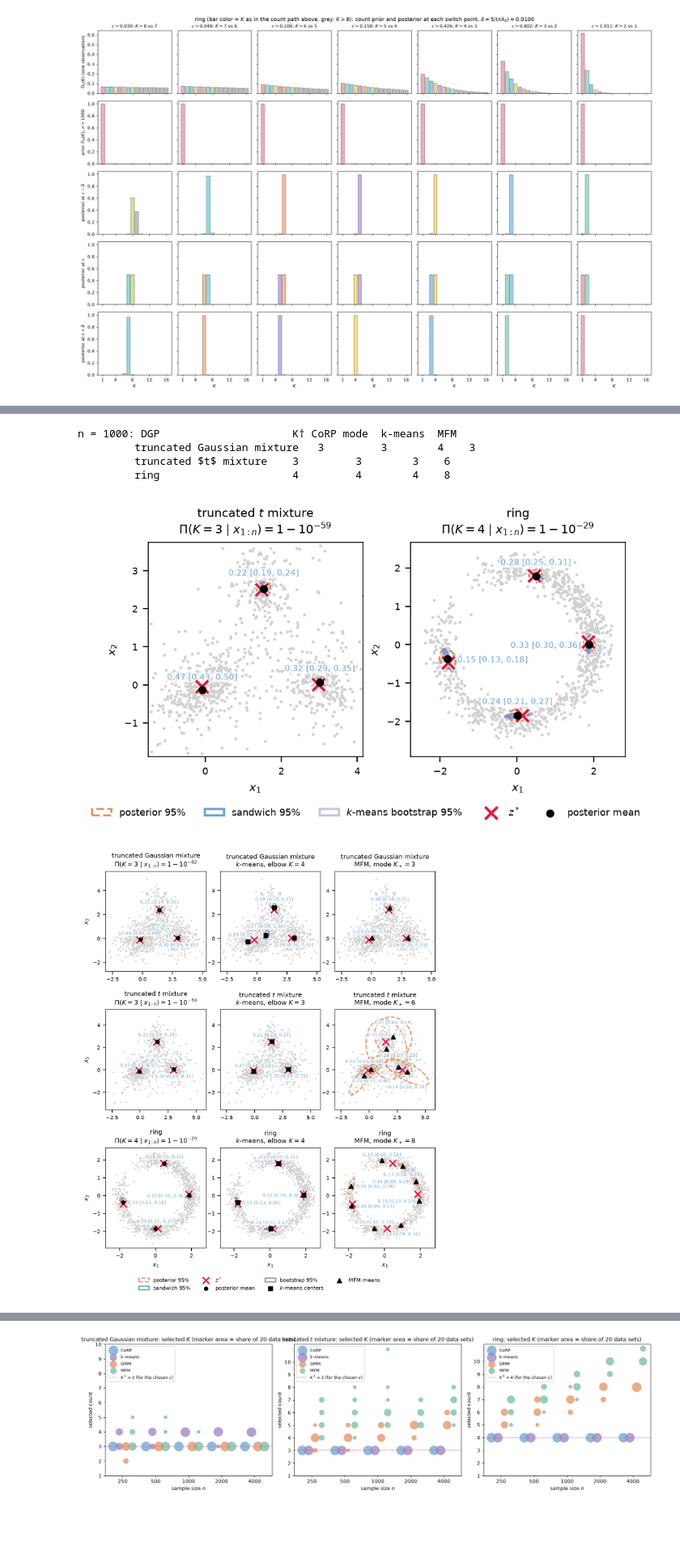
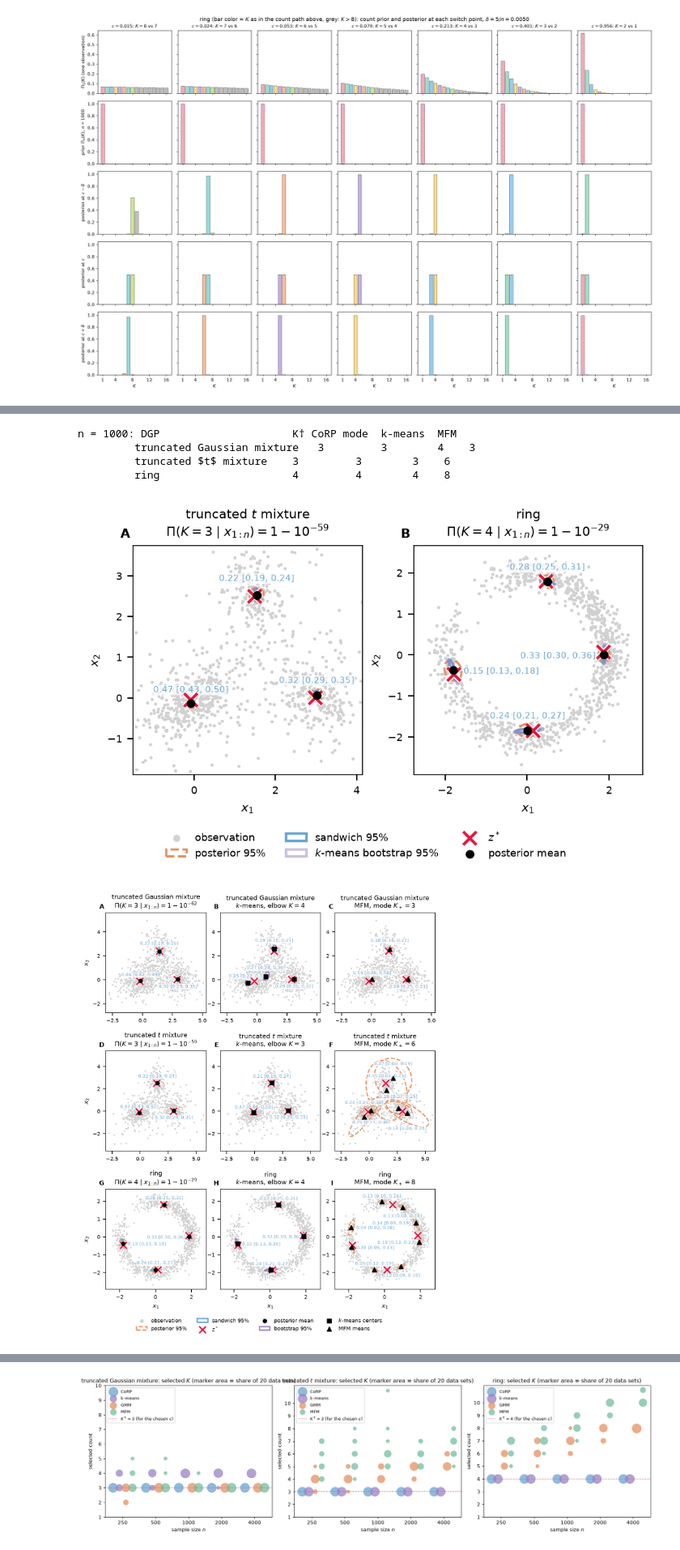
Before and after one commit to lmqxwm/CoRP, a Jupyter notebook: simulation.ipynb, the cells around one changed output, grey strips where cells are left out. Shown at 81% size. Saved outputs shown, nothing was run; the diff lists cells and outputs as text; code cells hidden in the pictures; blank space fills up the shorter version.

```diff
--- a/simulation.ipynb
+++ b/simulation.ipynb
@@ -59,6 +59,10 @@ def save(fig, name):
         a.xaxis.set_minor_formatter(NullFormatter())
     fig.savefig(f'{FIG}/{name}.pdf', bbox_inches='tight', pad_inches=0.02)
 
+def letters(fig):
+    # panel letters A, B, C at the upper left of each panel
+    for i, a in enumerate(fig.axes):
+        a.annotate(chr(65 + i), (0, 1), xycoords='axes fraction', xytext=(-2, 3), textcoords='offset points', ha='right', va='bottom', fontweight='bold', fontsize=plt.rcParams['axes.titlesize'])
 def tidy(fig):
     # no minor tick labels on the log-n axes, then tight layout
     for a in fig.axes:
@@ -189,12 +193,12 @@ $\Pi_1$ is mild and close to uniform for small $c$. Its $n$-th power $\Pi_n$ is
 # %%
 kk = np.arange(1, su.KMAX + 1)
-def switch_fig(lz, nl, n, cr, col, title):
+def switch_fig(lz, n, cr, col, title):
     # rows: Pi_1, Pi_n, posterior at c - delta, c, c + delta; one column per switch point (c, larger K, smaller K)
-    dl, Kz = 5 / nl, np.array(sorted(lz))
-    post = lambda c: np.exp((v := np.array([lz[k] - nl * c * k for k in Kz])) - logsumexp(v))
+    dl, Kz = 5 / n, np.array(sorted(lz))
+    post = lambda c: np.exp((v := np.array([lz[k] - n * c * k for k in Kz])) - logsumexp(v))
     fig, ax = plt.subplots(5, len(cr), figsize=(2.6 * len(cr), 12), sharex=True, sharey='row')
     for j, (cc, k1, k0) in enumerate(cr):
-        p1, pn = np.exp(-LAM0 * cc * kk), np.exp(-nl * cc * (kk - 1))
+        p1, pn = np.exp(-cc * kk), np.exp(-n * cc * (kk - 1))
         for r, (K, p) in enumerate(((kk, p1 / p1.sum()), (kk, pn / pn.sum()), (Kz, post(cc - dl)), (Kz, post(cc)), (Kz, post(cc + dl)))):
             ax[r, j].bar(K, p, color=[col(k) for k in K], ec='k', lw=0.4)
         ax[0, j].set_title(f'$c={cc:.3f}$: $K={k1}$ vs ${k0}$', fontsize=10)
@@ -203,12 +207,12 @@ def switch_fig(lz, nl, n, cr, col, title):
         ax[r, 0].set_ylabel(lab)
     for r in range(1, 5):
         ax[r, 0].set_ylim(0, 1.05)
-    fig.suptitle(f'{title}: count prior and posterior at each switch point, $\\delta=5/(n\\lambda_0)={dl:.4f}$')
+    fig.suptitle(f'{title}: count prior and posterior at each switch point, $\\delta=5/n={dl:.4f}$')
     tidy(fig)
 
 for d in DGPS:
     lz, n = path[d]['logZ'], path[d]['n']
-    switch_fig(lz, n * LAM0, n, critical(lz, n * LAM0, np.geomspace(0.02, 2, 300)), lambda k: VC[k - 1] if k <= 8 else GREY,
+    switch_fig(lz, n, critical(lz, n, np.geomspace(0.01, 1, 300)), lambda k: VC[k - 1] if k <= 8 else GREY,
                f'{NAME[d]} (bar color = $K$ as in the count path above, grey: $K>8$)')
 # %% [output]
 [figure]
@@ -299,7 +303,7 @@ def corp_panel(a, o, P, name, extra=(), boot=None, q=0.0):
     # the regions and the points in extra
     K, n, x = P['K'], o['n'], o['x']
     kd = 2 * K
-    a.scatter(*x.T, s=4, c='0.82', lw=0)
+    a.scatter(*x.T, s=4, c='0.82', lw=0, label='observation')
     zr, za = o['raw'][:, :kd].reshape(-1, K, 2), o['adj'][:, :kd].reshape(-1, K, 2)
     wa, wr = (np.c_[D[:, kd:], 1 - D[:, kd:].sum(1)] for D in (o['adj'], o['raw']))
     win = window(np.concatenate([x, ext(zr), ext(za), *extra]), q)         # q: quantile trimmed on each side (zoom)
@@ -312,11 +316,17 @@ def corp_panel(a, o, P, name, extra=(), boot=None, q=0.0):
     wlabels(a, zr.mean(0), np.concatenate([zr, za]), wr.mean(0), *np.percentile(wa, [2.5, 97.5], axis=0), MCOL['CoRP'])
     cross(a, P['z'], '$z^*$')
     a.scatter(*zr.mean(0).T, c='k', s=20, zorder=6, label='posterior mean')
-    lp = {k: v - n * LAM0 * P['c'] * k for k, v in o['logZ'].items()}       # log posterior of K up to a constant
+    lp = {k: v - n * P['c'] * k for k, v in o['logZ'].items()}       # log posterior of K up to a constant
     e10 = (logsumexp([v for k, v in lp.items() if k != K]) - logsumexp(list(lp.values()))) / np.log(10)
     pk = f'1-10^{{{e10:.0f}}}' if e10 < -3 else f'{1 - 10 ** e10:.3f}'
     a.set_title(f'{name}\n$\\Pi(K={K}\\mid x_{{1:n}})={pk}$')
     return win
+
+def big_obs(leg):
+    # enlarge only the legend marker of the observations, which are drawn tiny in the panels
+    for h, t in zip(leg.legend_handles, leg.get_texts()):
+        if t.get_text() == 'observation':
+            h.set_sizes([20])
 
 def one_data_set(n, mfm_fit, ill=None, paper=False):
     # Section 2 figures and count table for the rep-0 data set of size n; mfm_fit: MFM fit per DGP (sim_utils.mfm_job),
@@ -328,8 +338,8 @@ def one_data_set(n, mfm_fit, ill=None, paper=False):
             Zb = km_boot(ill[d]['x'], pop[d]['K'])[2]                         # k-means bootstrap at K†, the frequentist benchmark
             corp_panel(a, ill[d], pop[d], NAME[d], (ext(Zb),), Zb, q=FIG1_ZOOM[d])
             a.set(xlabel='$x_1$', ylabel='$x_2$')
-        fig.legend(*ax[0].get_legend_handles_labels(), loc='lower center', ncol=5, bbox_to_anchor=(0.5, -0.1), frameon=False)
-        fig.tight_layout(w_pad=0.6, pad=0.3)
+        big_obs(fig.legend(*ax[0].get_legend_handles_labels(), loc='lower center', ncol=3, bbox_to_anchor=(0.5, -0.16), frameon=False))
+        letters(fig); fig.tight_layout(w_pad=0.6, pad=0.3)
         if paper:
             save(fig, 'fig_sim_main')
         fig, ax = plt.subplots(3, 3, figsize=(W, 7.8))                     # the three methods
@@ -346,37 +356,37 @@ def one_data_set(n, mfm_fit, ill=None, paper=False):
             ax[i, 0].set_ylabel('$x_2$')
             for j in range(Kkm):
                 ellipse(ax[i, 1], Zb[:, j], ec=LINE[4], lw=1.6, label='bootstrap 95%' if j == 0 else None)
             wlabels(ax[i, 1], zk, Zb, wk, *np.percentile(Wb, [2.5, 97.5], axis=0), MCOL['CoRP'])
             ax[i, 1].scatter(*zk.T, c='k', marker='s', s=22, zorder=6, label='$k$-means centers')
             ax[i, 1].set_title(f'{NAME[d]}\n$k$-means, elbow $K={Kkm}$')
             for j in range(G['K']):
                 ellipse(ax[i, 2], G['post_m'][:, j], ec=LINE[5], ls='--', lw=1.4, label='posterior 95%' if j == 0 else None)
             wlabels(ax[i, 2], G['m'], G['post_m'], G['p'], *np.percentile(G['post_p'], [2.5, 97.5], axis=0), MCOL['CoRP'])
             ax[i, 2].scatter(*G['m'].T, c='k', marker='^', s=30, zorder=6, label='MFM means')
             ax[i, 2].set_title(f'{NAME[d]}\nMFM, mode $K_+={G["K"]}$')
             rows.append((NAME[d], K, Kkm, G['K']))
         H = {}
         for a in ax[0]:
             for h, l in zip(*a.get_legend_handles_labels()):
                 H.setdefault(l, h)
         for a in ax[2]:
             a.set_xlabel('$x_1$')
-        fig.legend(H.values(), H.keys(), loc='lower center', ncol=4, bbox_to_anchor=(0.5, 0.0), frameon=False)
-        fig.tight_layout(w_pad=0.2, h_pad=1.0, rect=(0, 0.045, 1, 1))
+        big_obs(fig.legend(H.values(), H.keys(), loc='lower center', ncol=4, bbox_to_anchor=(0.5, 0.0), frameon=False))
+        letters(fig); fig.tight_layout(w_pad=0.2, h_pad=1.0, rect=(0, 0.045, 1, 1))
         if paper:
             save(fig, 'fig_sim_methods')
     print(f'n = {n}: {"DGP":22s} {"K†":>3s} {"CoRP mode":>9s} {"k-means":>8s} {"MFM":>4s}')
     for r, d in zip(rows, DGPS):
         print(f'         {r[0]:22s} {r[1]:3d} {max(ill[d]["pK"], key=ill[d]["pK"].get):9d} {r[2]:8d} {r[3]:4d}')
 
 one_data_set(1000, mfm_ill)
 # %% [output]
 n = 1000: DGP                     K† CoRP mode  k-means  MFM
          truncated Gaussian mixture   3         3        4    3
          truncated $t$ mixture    3         3        3    6
          ring                     4         4        4    8
-[figure, old version]
+[figure, new version]
-[figure, old version]
+[figure, new version]
 # %% [markdown]
 ### The same comparison at $n=200$ (the figures of the paper)
 
```
Also changed, not shown: parts of 12 cells of this notebook, 4 other files.
